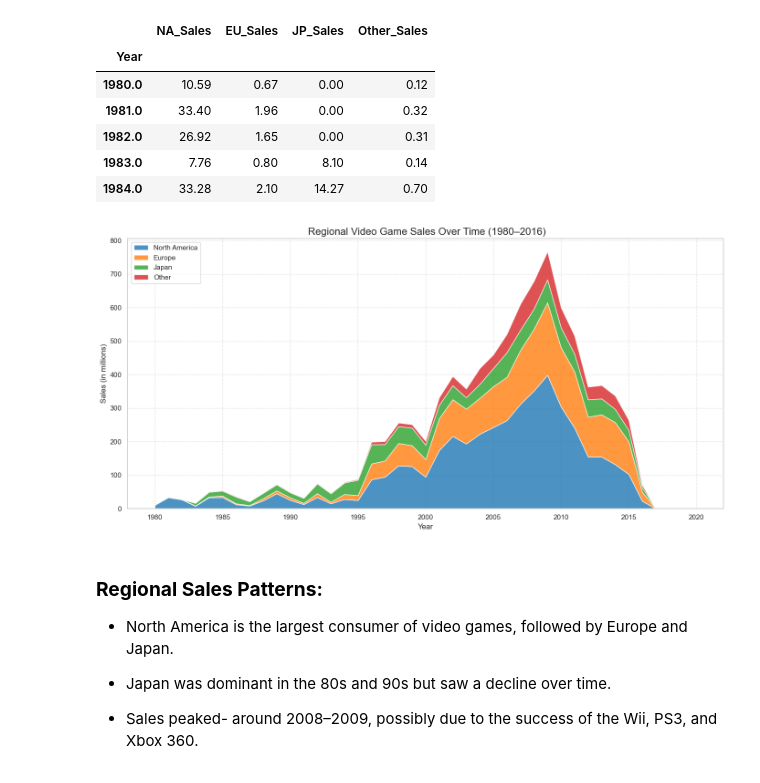
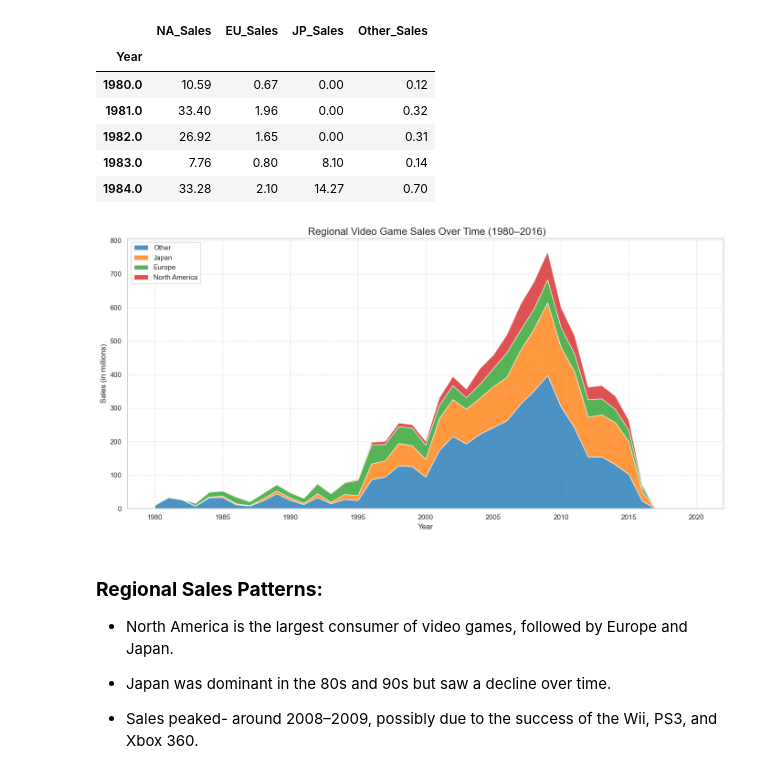
Before and after one commit to devanshu1802/Data-Visualization, a Jupyter notebook: Practice/Project.ipynb, the cells around one changed output. Cells and saved outputs as stored; diff of their text form; code cells hidden in the pictures.

```diff
--- a/Practice/Project.ipynb
+++ b/Practice/Project.ipynb
@@ -181,24 +181,24 @@ region_sales.head()
 # %%
 plt.figure(figsize=(14, 7))
 plt.stackplot(region_sales.index,
               region_sales['NA_Sales'],
               region_sales['EU_Sales'],
               region_sales['JP_Sales'],
               region_sales['Other_Sales'],
-              labels=['North America', 'Europe', 'Japan', 'Other'],
+              labels=['Other', 'Japan', 'Europe', 'North America'],
               alpha=0.8,
               colors=['#1f77b4', '#ff7f0e', '#2ca02c', '#d62728'])
 
 # Chart aesthetics
 plt.title(' Regional Video Game Sales Over Time (1980–2016)', fontsize=16)
 plt.xlabel('Year')
 plt.ylabel('Sales (in millions)')
 plt.legend(loc='upper left')
 plt.grid(True, linestyle='--', alpha=0.5)
 plt.tight_layout()
 plt.show()
 # %% [output]
-[figure, old version]
+[figure, new version]
 # %% [markdown]
 ### **Regional Sales Patterns:**
 
```
Also changed, not shown: parts of 7 cells of this notebook.
